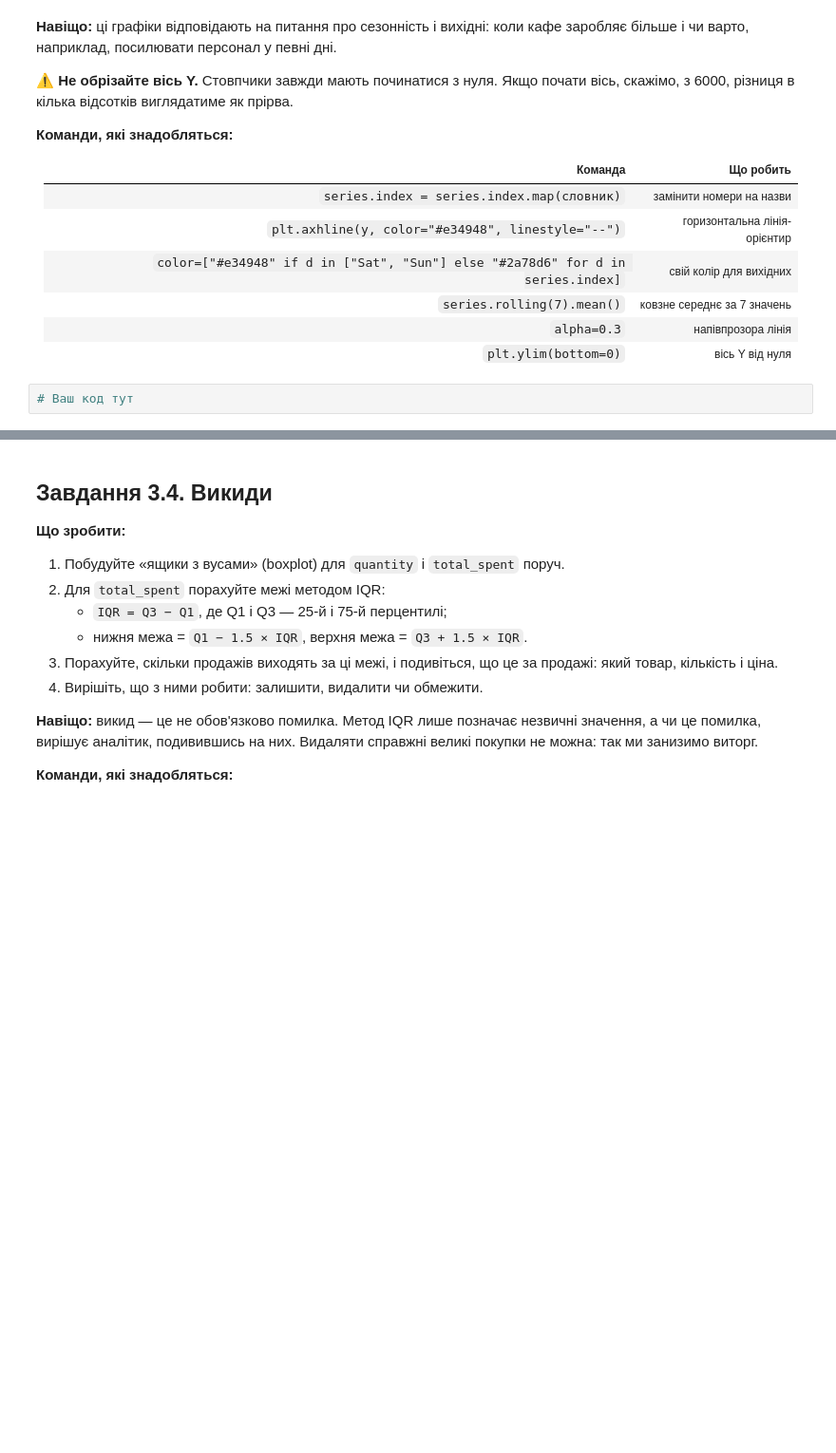
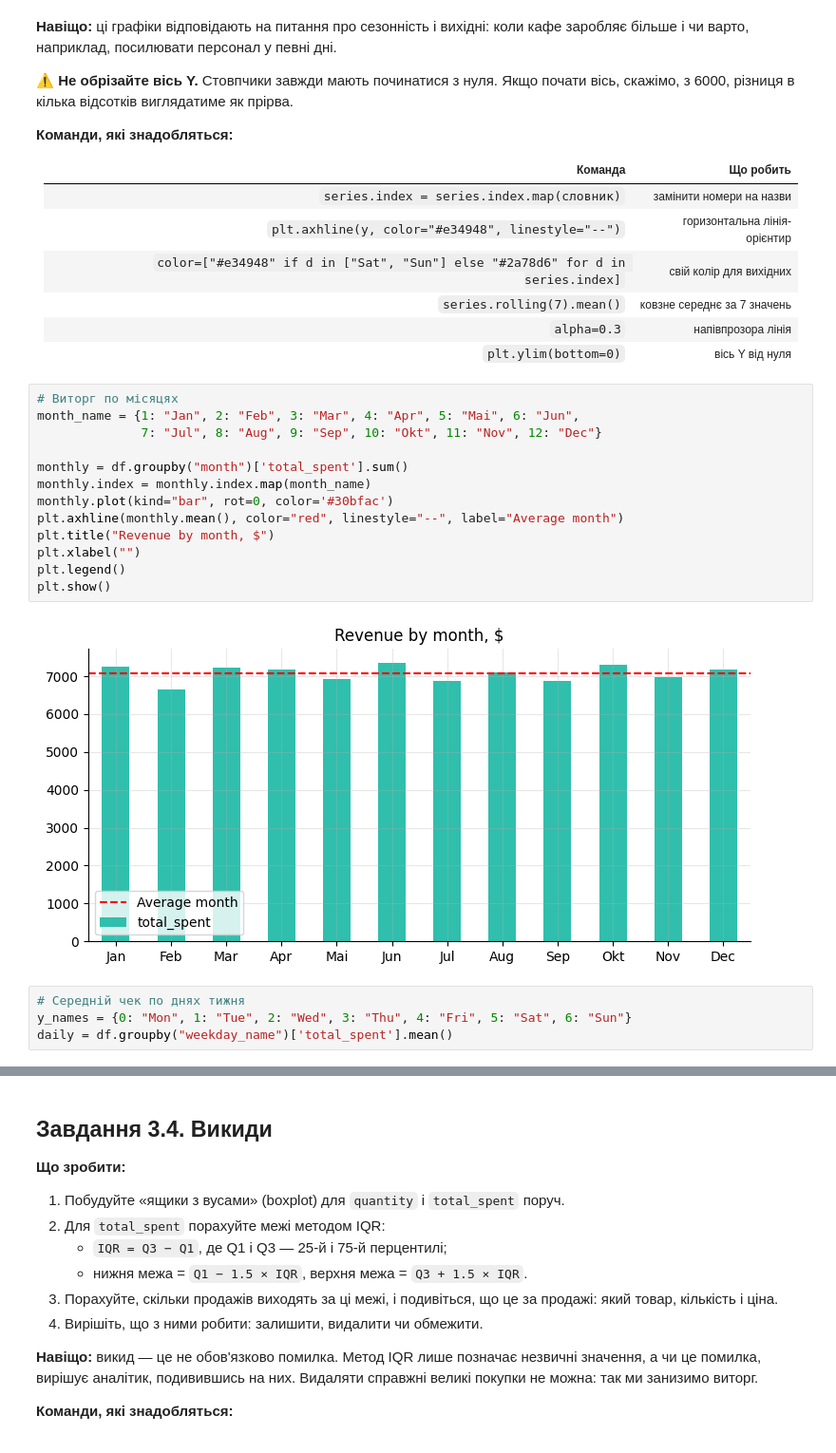
Before and after one commit to HannaSkrypnyk/Training_project_cafe_sales, a Jupyter notebook: notebooks/eda_cafe_sales.ipynb, the cells around one changed output, grey strips where cells are left out. Shown at 95% size. Drawn from its saved outputs; the diff is of its cells as text; blank space fills up the shorter version.

```diff
--- a/notebooks/eda_cafe_sales.ipynb
+++ b/notebooks/eda_cafe_sales.ipynb
@@ -1083,5 +1083,22 @@ Name: total_spent, dtype: float64
 | `series.rolling(7).mean()` | ковзне середнє за 7 значень |
 | `alpha=0.3` | напівпрозора лінія |
 | `plt.ylim(bottom=0)` | вісь Y від нуля |
-# %%
-# Ваш код тут
+# %%
+# Виторг по місяцях
+month_name = {1: "Jan", 2: "Feb", 3: "Mar", 4: "Apr", 5: "Mai", 6: "Jun",
+              7: "Jul", 8: "Aug", 9: "Sep", 10: "Okt", 11: "Nov", 12: "Dec"}
+
+monthly = df.groupby("month")['total_spent'].sum()
+monthly.index = monthly.index.map(month_name)
+monthly.plot(kind="bar", rot=0, color='#30bfac')
+plt.axhline(monthly.mean(), color="red", linestyle="--", label="Average month")
+plt.title("Revenue by month, $")
+plt.xlabel("")
+plt.legend()
+plt.show()
+# %% [output]
+[figure, added]
+# %%
+# Середній чек по днях тижня
+y_names = {0: "Mon", 1: "Tue", 2: "Wed", 3: "Thu", 4: "Fri", 5: "Sat", 6: "Sun"}
+daily = df.groupby("weekday_name")['total_spent'].mean()
```
Also changed, not shown: parts of 10 cells of this notebook.
